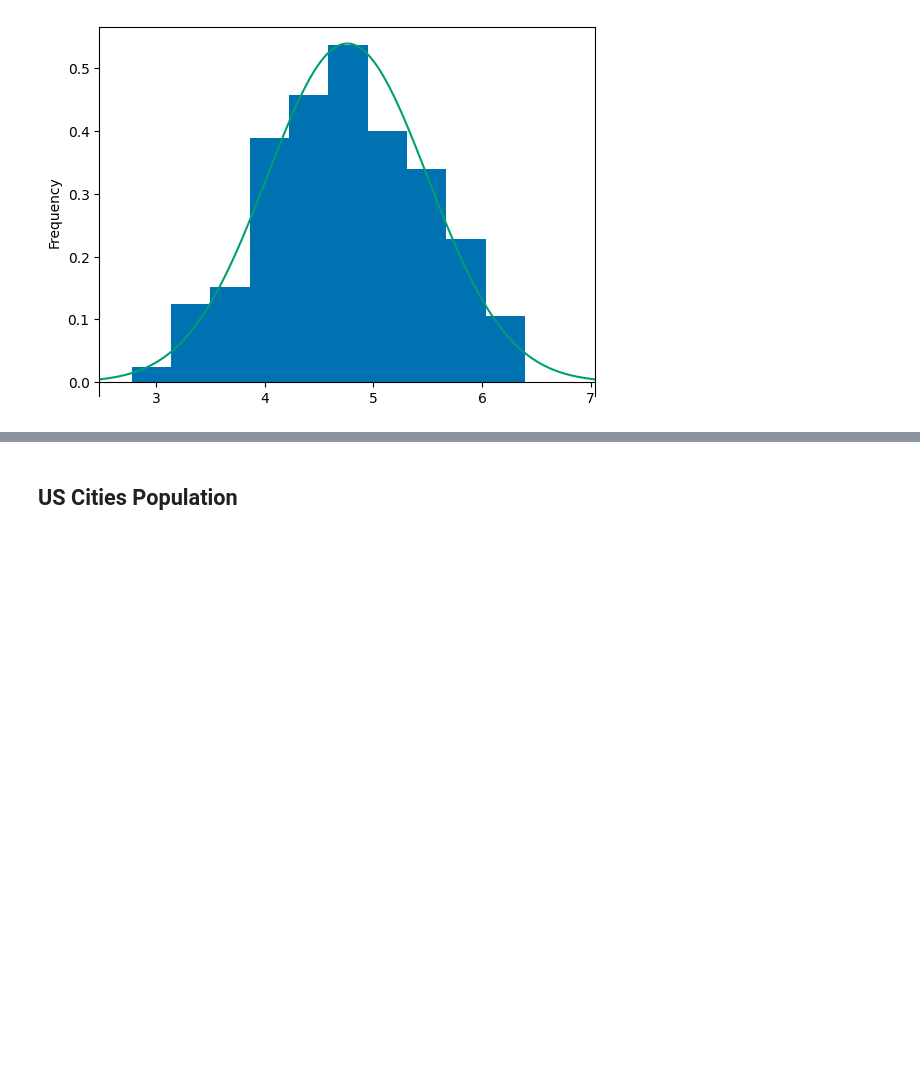
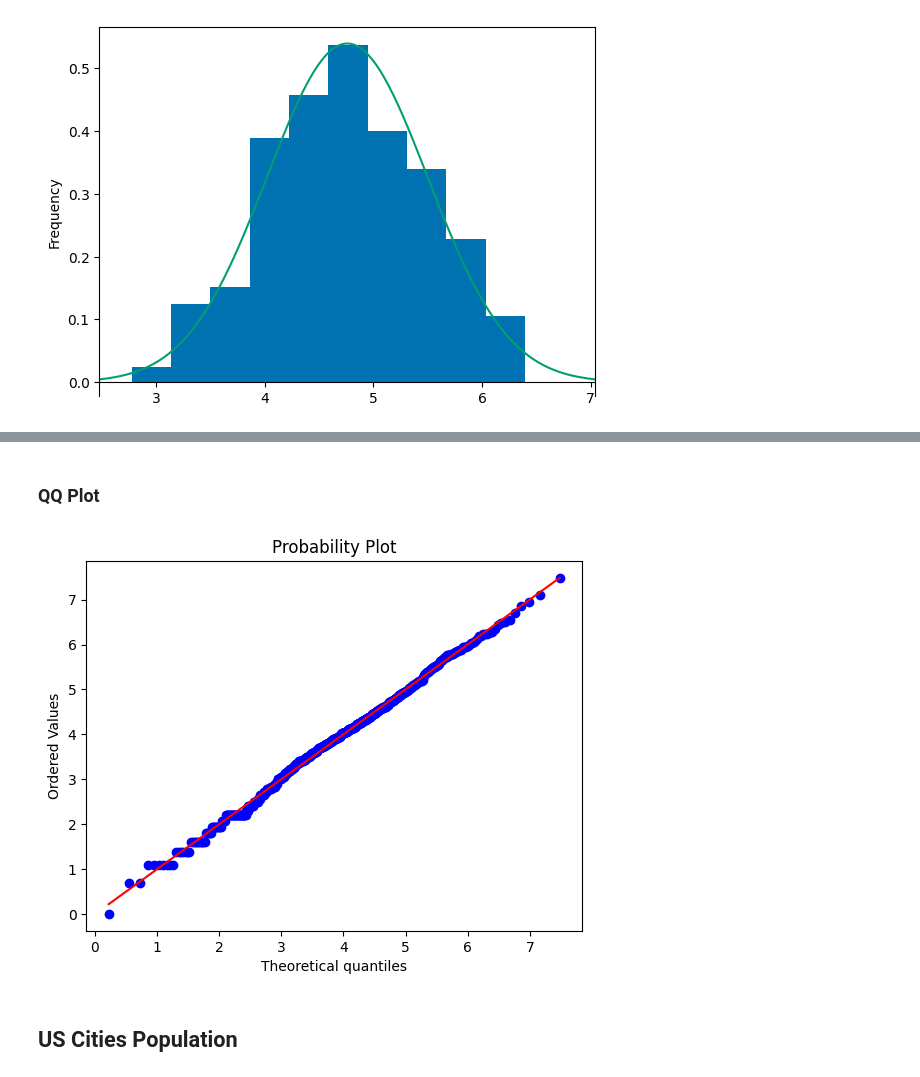
Before and after one commit to mshsu/probasets, a Jupyter notebook: notebooks/lognormal_demo.ipynb, the cells around one changed output, grey strips where cells are left out. Drawn from its saved outputs; the diff is of its cells as text; code cells hidden in the pictures; blank space fills up the shorter version.

```diff
--- a/notebooks/lognormal_demo.ipynb
+++ b/notebooks/lognormal_demo.ipynb
@@ -79,3 +165,12 @@ Normal(stacko_mean, stacko_sd).plot()
+# %% [markdown]
+### QQ Plot
+# %%
+qq = probplot(redd_transf, dist="norm",
+              sparams=(redd_mean, redd_sd),
+              plot=plt)
+plt.show()
+# %% [output]
+[figure, added]
 # %% [markdown]
 ## US Cities Population
 # %% [markdown]
```
Also changed, not shown: parts of 20 cells of this notebook.
